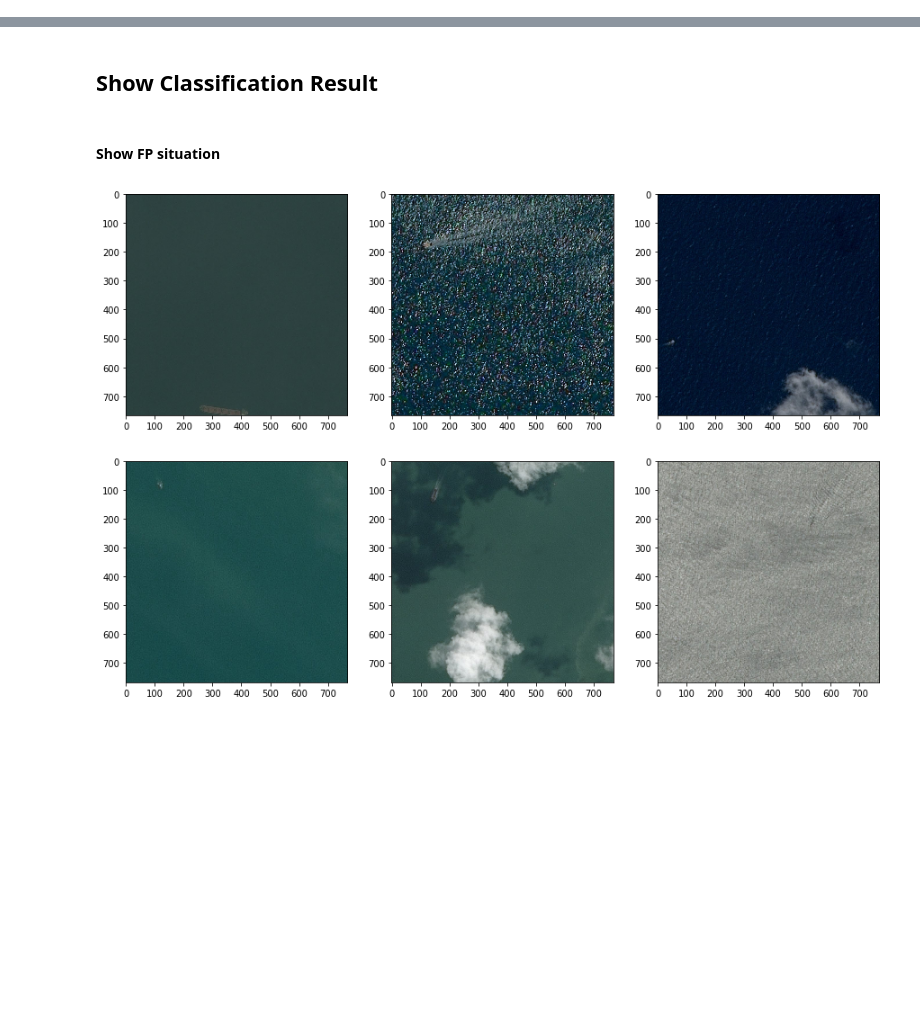
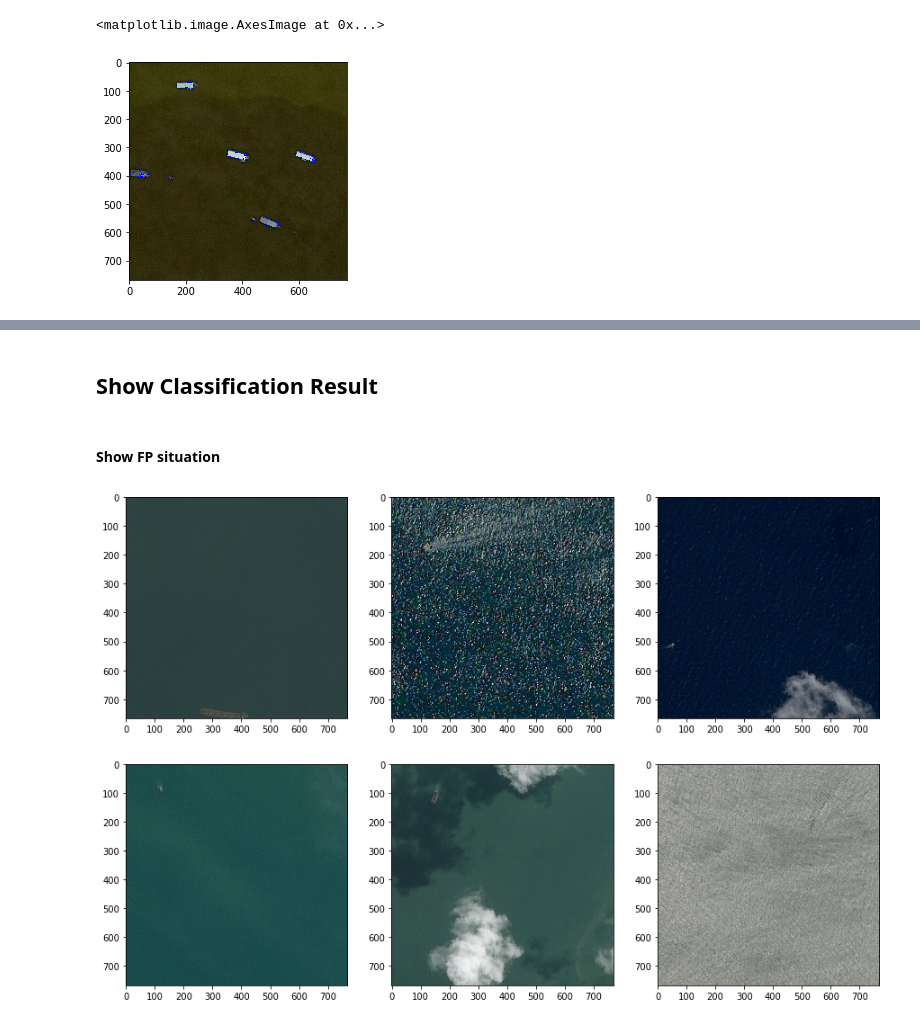
Before and after one commit to forgomania/ECE285-Ship-Detection, a Jupyter notebook: Main_Ship.ipynb, the cells around one changed output, grey strips where cells are left out. Saved outputs shown, nothing was run; the diff lists cells and outputs as text; code cells hidden in the pictures; blank space fills up the shorter version.

```diff
--- a/Main_Ship.ipynb
+++ b/Main_Ship.ipynb
@@ -91,3 +108,13 @@ FileNotFoundError: File b'/datasets/ee285f-public/airbus_ship_detection/train_sh
+# %%
+from defog import HoughT
+img_dehaze=m.astype(np.uint8)
+img_dehaze = HoughT(img_dehaze)
+'''image after Hough Transform and dehaze, colorful lines shows that lines in the image
+has been detected'''
+plt.imshow(img_dehaze)
+# %% [output]
+<matplotlib.image.AxesImage at 0x...>
+[figure, added]
 # %%
 from sklearn.model_selection import train_test_split
 unique_img_ids = masks.groupby('ImageId').size().reset_index(name='counts')
```
Also changed, not shown: parts of 4 cells of this notebook, 9 other files.
